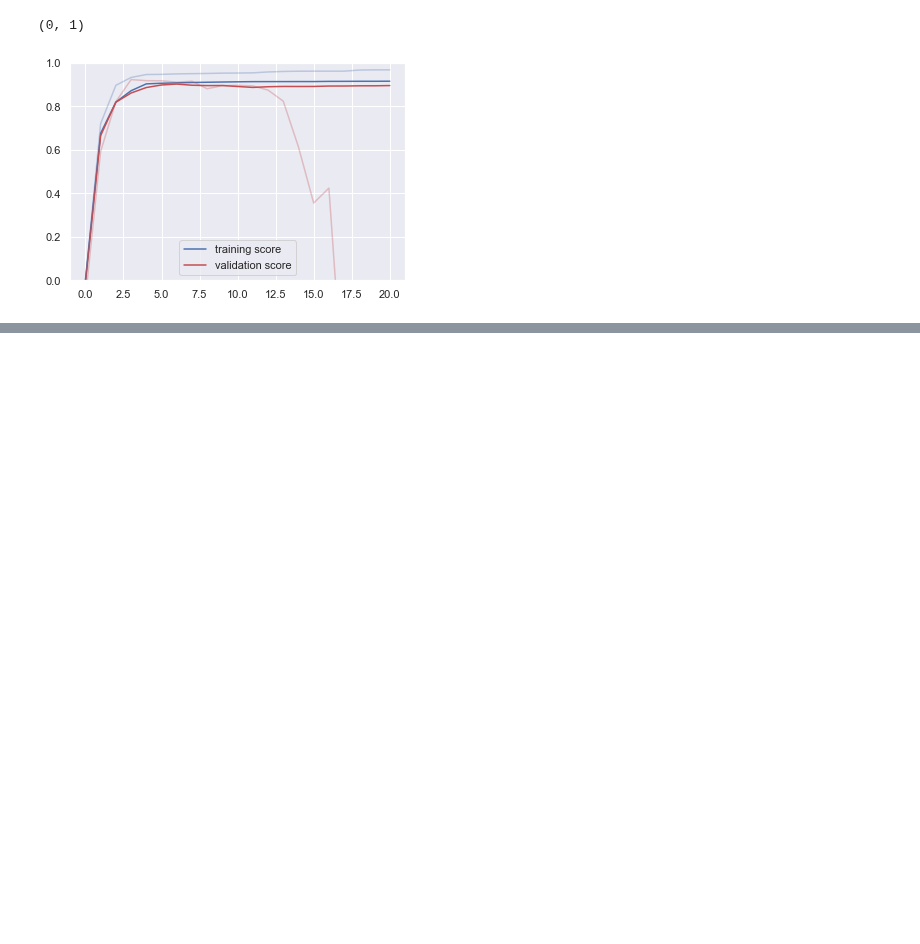
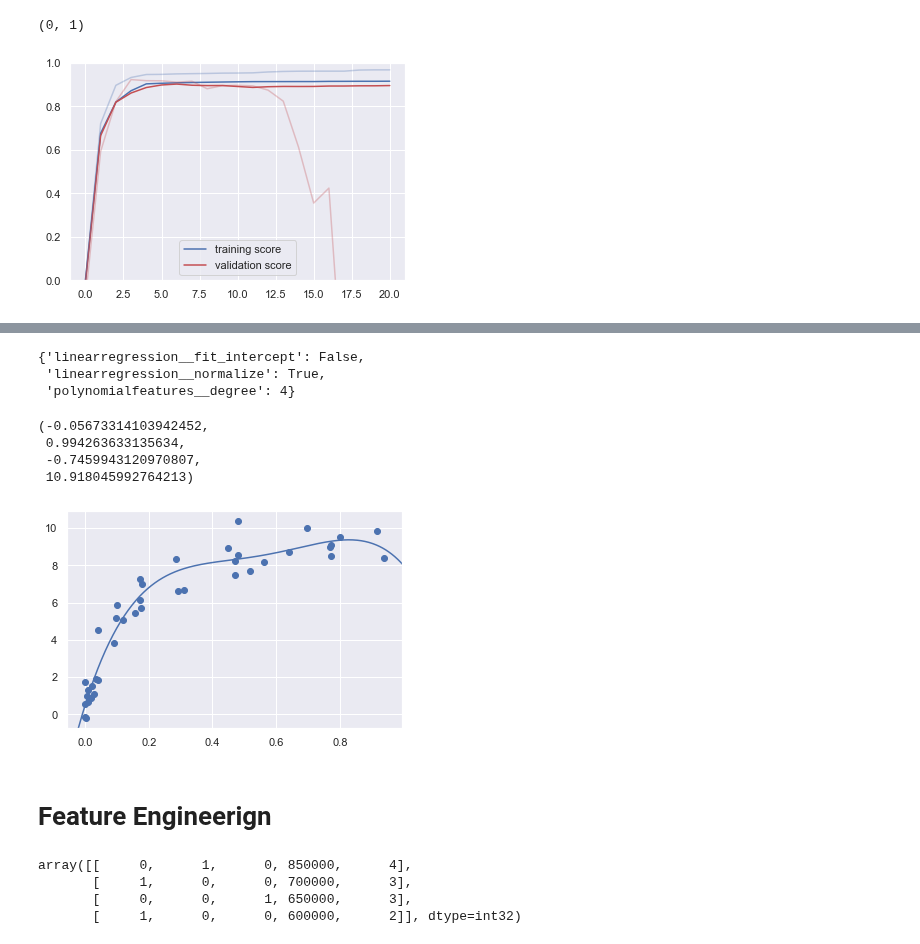
Before and after one commit to SpIIIII/jupyter-repo, a Jupyter notebook: Python Data Science Cookbook/Main (ML chapter).ipynb, the cells around one changed output, grey strips where cells are left out. Cells and saved outputs as stored; diff of their text form; code cells hidden in the pictures; blank space fills up the shorter version.

```diff
--- a/Python Data Science Cookbook/Main (ML chapter).ipynb
+++ b/Python Data Science Cookbook/Main (ML chapter).ipynb
@@ -503,0 +523,9 @@ plt.ylim(0,1)
+# %%
+from sklearn.model_selection import GridSearchCV
+
+param_grid = {'polynomialfeatures__degree':np.arange(21),
+             'linearregression__fit_intercept':[True,False],
+             'linearregression__normalize':[True,False]}
+grid = GridSearchCV(PolynomalRegression(),param_grid,cv=7)
+# %%
+grid.fit(X,y)
@@ -503,0 +553,22 @@ plt.ylim(0,1)
+# %%
+grid.best_params_
+# %% [output]
+{'linearregression__fit_intercept': False,
+ 'linearregression__normalize': True,
+ 'polynomialfeatures__degree': 4}
+# %%
+model = grid.best_estimator_
+# %%
+plt.scatter(X.ravel(),y)
+lim = plt.axis()
+y_test = model.fit(X,y).predict(X_test)
+plt.plot(X_test.ravel(),y_test)
+plt.axis(lim)
+# %% [output]
+(-0.05673314103942452,
+ 0.994263633135634,
+ -0.7459943120970807,
+ 10.918045992764213)
+[figure, added]
+# %% [markdown]
+# Feature Engineerign
@@ -503,0 +582,8 @@ plt.ylim(0,1)
+# %%
+vec = DictVectorizer(sparse=False,dtype=int)
+vec.fit_transform(data)
+# %% [output]
+array([[     0,      1,      0, 850000,      4],
+       [     1,      0,      0, 700000,      3],
+       [     0,      0,      1, 650000,      3],
+       [     1,      0,      0, 600000,      2]], dtype=int32)
```
Also changed, not shown: parts of 6 cells of this notebook, 2 other files.
